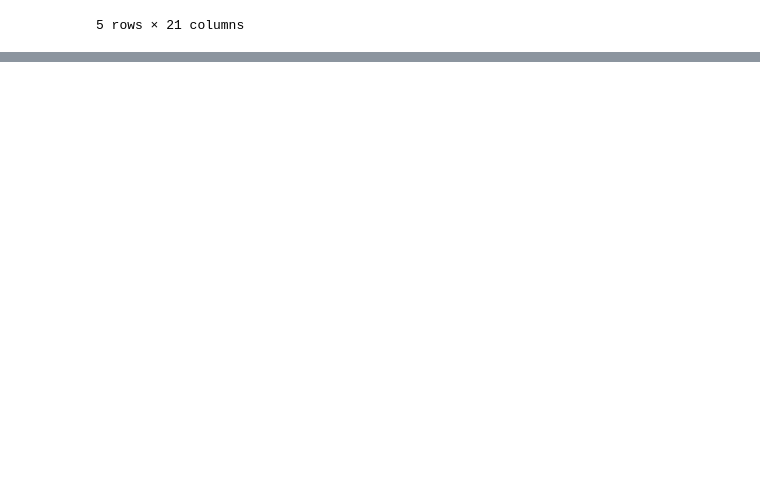
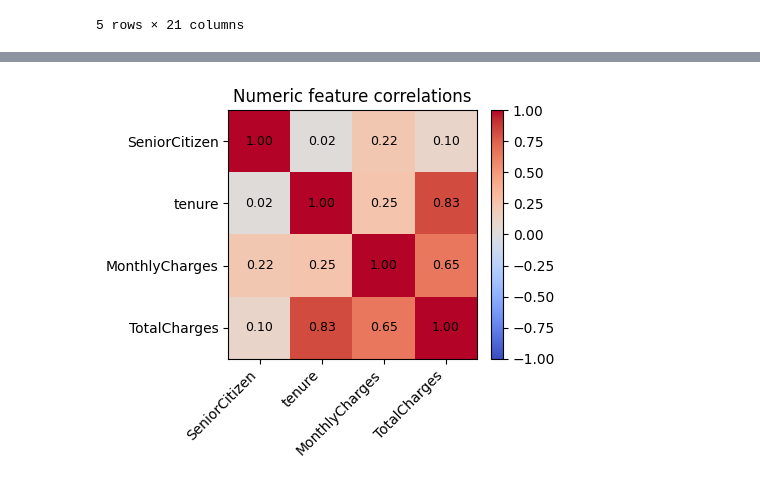
Before and after one commit to swayambhu2010/Python-Visibility, a Jupyter notebook: Ensemble methods: Bagging and random forests, adaptive boosting and gradient boosting/Week_4_v_0_0.ipynb, the cells around one changed output, grey strips where cells are left out. Cells and saved outputs as stored; diff of their text form; code cells hidden in the pictures; blank space fills up the shorter version.

```diff
--- a/Ensemble methods: Bagging and random forests, adaptive boosting and gradient boosting/Week_4_v_0_0.ipynb
+++ b/Ensemble methods: Bagging and random forests, adaptive boosting and gradient boosting/Week_4_v_0_0.ipynb
@@ -65,0 +98,13 @@ df.head()
+# %%
+fig, ax = plt.subplots(figsize=(5, 4))
+counts = df["Churn"].value_counts()
+
+ax.bar(counts.index, counts.values, color=["steelblue", "coral"])
+for i, v in enumerate(counts.values):
+    ax.text(i, v + 40, f"{v}  ({v/len(df):.0%})", ha="center")
+
+ax.set_ylabel("Customers")
+ax.set_title("Class balance: only ~27% churn (imbalanced)")
+
+plt.tight_layout()
+plt.show()
@@ -65,0 +113,19 @@ df.head()
+# %%
+df["TotalCharges"] = pd.to_numeric(df["TotalCharges"], errors="coerce").fillna(0.0)
+# %%
+num_cols = df.select_dtypes(include=['number']).columns
+corr = df[num_cols].corr()
+
+fig, ax = plt.subplots(figsize=(5, 4))
+im = ax.imshow(corr, cmap="coolwarm", vmin=-1, vmax=1)
+ax.set_xticks(range(len(num_cols))); ax.set_xticklabels(num_cols, rotation=45, ha="right")
+ax.set_yticks(range(len(num_cols))); ax.set_yticklabels(num_cols)
+for i in range(len(num_cols)):
+    for j in range(len(num_cols)):
+        ax.text(j, i, f"{corr.iloc[i, j]:.2f}", ha="center", va="center", fontsize=9)
+fig.colorbar(im, fraction=0.046, pad=0.04)
+ax.set_title("Numeric feature correlations")
+plt.tight_layout()
+plt.show()
+# %% [output]
+[figure, added]
```
Also changed, not shown: parts of 24 cells of this notebook.
